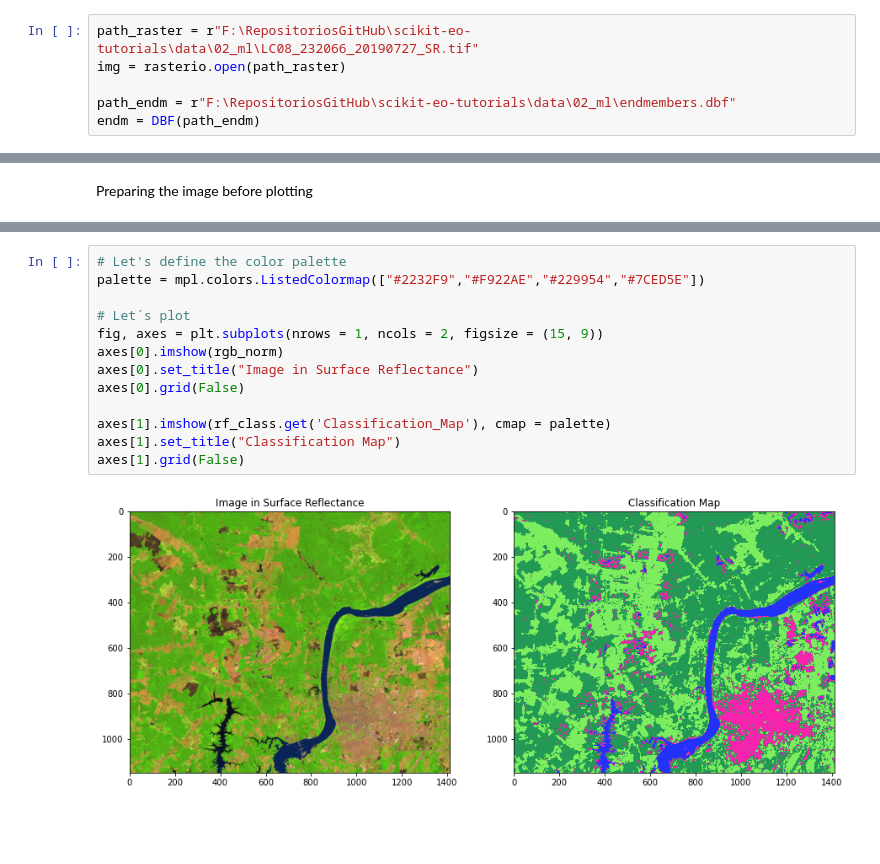
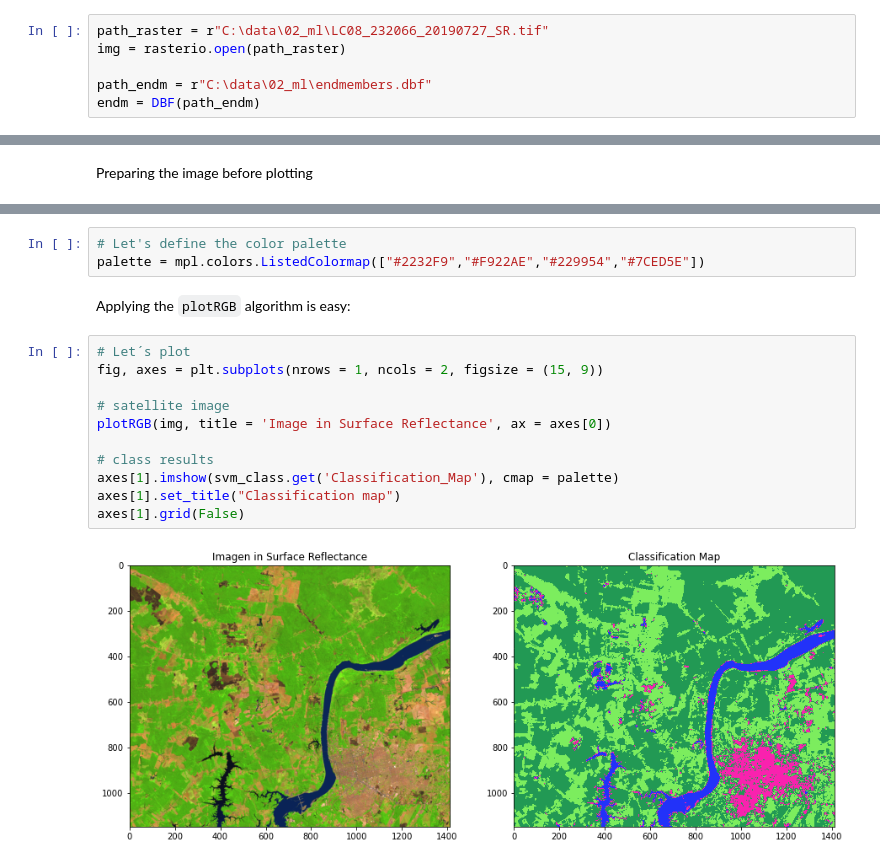
Before and after one commit to ytarazona/scikit-eo, a Jupyter notebook: examples/02. Machine learning.ipynb, the cells around one changed output, grey strips where cells are left out. Drawn from its saved outputs; the diff is of its cells as text; blank space fills up the shorter version.

````diff
--- a/examples/02. Machine learning.ipynb
+++ b/examples/02. Machine learning.ipynb
@@ -33,10 +42,10 @@ The image and signatures to be used can be downloaded [here](https://drive.googl
 # %% [markdown]
 Image and endmembers
 # %%
-path_raster = r"F:\RepositoriosGitHub\scikit-eo-tutorials\data\02_ml\LC08_232066_20190727_SR.tif"
+path_raster = r"C:\data\02_ml\LC08_232066_20190727_SR.tif"
 img = rasterio.open(path_raster)
 
-path_endm = r"F:\RepositoriosGitHub\scikit-eo-tutorials\data\02_ml\endmembers.dbf"
+path_endm = r"C:\data\02_ml\endmembers.dbf"
 endm = DBF(path_endm)
 # %%
 # endmembers
@@ -116,15 +107,18 @@ rgb_norm = stretch_std(rgb, 2.5)
+# %%
+# Let's define the color palette
+palette = mpl.colors.ListedColormap(["#2232F9","#F922AE","#229954","#7CED5E"])
+# %% [markdown]
+Applying the ```plotRGB``` algorithm is easy:
 # %%
-# Let's define the color palette
-palette = mpl.colors.ListedColormap(["#2232F9","#F922AE","#229954","#7CED5E"])
-
 # Let´s plot
 fig, axes = plt.subplots(nrows = 1, ncols = 2, figsize = (15, 9))
-axes[0].imshow(rgb_norm)
-axes[0].set_title("Image in Surface Reflectance")
-axes[0].grid(False)
 
-axes[1].imshow(rf_class.get('Classification_Map'), cmap = palette)
-axes[1].set_title("Classification Map")
+# satellite image
+plotRGB(img, title = 'Image in Surface Reflectance', ax = axes[0])
+
+# class results
+axes[1].imshow(svm_class.get('Classification_Map'), cmap = palette)
+axes[1].set_title("Classification map")
 axes[1].grid(False)
 # %% [output]
-[figure, old version]
+[figure, new version]
````
Also changed, not shown: parts of 10 cells of this notebook.
